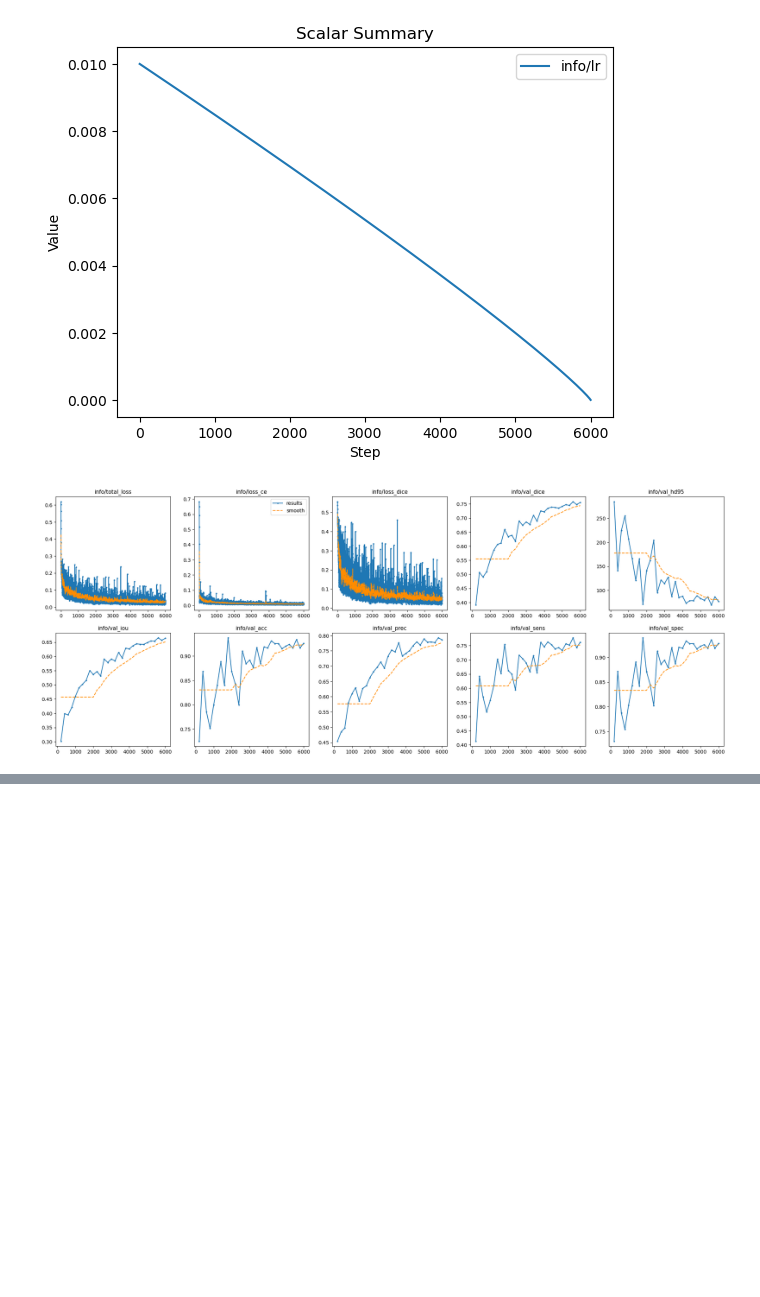
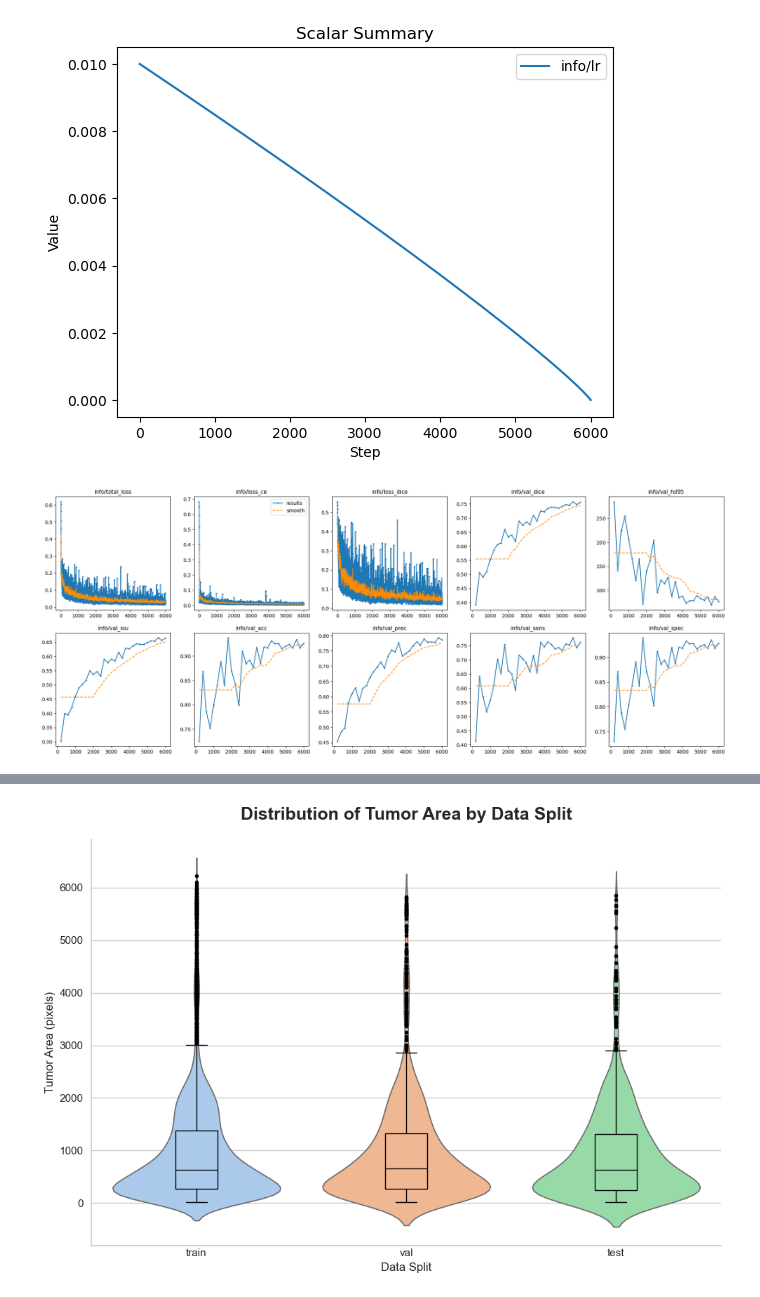
Before and after one commit to VA0211/cect_seg_unet, a Jupyter notebook: plot_log.ipynb, the cells around one changed output, grey strips where cells are left out. Drawn from its saved outputs; the diff is of its cells as text; code cells hidden in the pictures; blank space fills up the shorter version.

```diff
--- a/plot_log.ipynb
+++ b/plot_log.ipynb
@@ -115,3 +115,86 @@ plt.tight_layout(pad=1.5)
 plt.show()
 # %% [output]
 [figure]
+# %%
+import pandas as pd
+import seaborn as sns
+import matplotlib.pyplot as plt
+
+plt.rcParams['font.family'] = 'serif'
+plt.rcParams['font.serif'] = ['Times New Roman']
+plt.rcParams['font.size'] = 12
+
+df = pd.read_csv(r"D:\\VA\\coding\\project\\cect\\full_dataset_tumor_areas.csv")
+
+# Define the order for the x-axis
+plot_order = ['train', 'val', 'test']
+
+# Filter the DataFrame to only include rows with these splits
+df = df[df['split'].isin(plot_order)]
+
+# --- Create the Plot ---
+
+# Set a clean theme
+sns.set_theme(style="whitegrid")
+
+# Create the figure and axes
+# You can adjust figsize (width, height) as needed
+fig, ax = plt.subplots(figsize=(10, 7))
+
+# 1. Draw the Violin Plot (as the background shape)
+# We set inner=None to remove the default box/lines inside
+sns.violinplot(
+    data=df,
+    x='split',
+    y='tumor_area_pixels',
+    order=plot_order,
+    inner=None,  # No inner plot, just the shape
+    palette='pastel',  # Light, soft colors
+    ax=ax
+)
+
+# 2. Draw the Box Plot (overlaid on top)
+# We make it narrow and customize the colors to stand out
+sns.boxplot(
+    data=df,
+    x='split',
+    y='tumor_area_pixels',
+    order=plot_order,
+    width=0.2,          # Make the box narrow
+    boxprops={'facecolor': 'none', 'edgecolor': 'black'}, # Transparent box, black outline
+    medianprops={'color': 'black'},     # Black median line
+    whiskerprops={'color': 'black'},    # Black whiskers
+    capprops={'color': 'black'},        # Black caps on whiskers
+    flierprops={'marker': 'o', 'markerfacecolor': 'black', 'markeredgecolor': 'none', 'markersize': 4}, # Black outlier dots
+    ax=ax
+)
+
+# --- Customize the Plot (Inspired by your example) ---
+
+# Set titles and labels
+ax.set_title('Distribution of Tumor Area by Data Split', fontsize=18, weight='bold', pad=20)
+ax.set_ylabel('Tumor Area (pixels)', fontsize=12)
+ax.set_xlabel('Data Split', fontsize=12)
+
+# Customize spines (the plot border)
+ax.spines['top'].set_visible(False)
+ax.spines['right'].set_visible(False)
+ax.spines['left'].set_visible(True)
+ax.spines['bottom'].set_visible(True)
+
+# Clean up tick parameters
+ax.tick_params(axis='x', length=0) # No x-axis ticks
+ax.tick_params(axis='y', length=5) # y-axis ticks
+
+# Ensure the layout is tight
+plt.tight_layout()
+
+# try:
+#     plt.savefig('tumor_distribution_plot.png', dpi=300)
+#     print("Plot saved as 'tumor_distribution_plot.png'")
+# except Exception as e:
+    # print(f"Error saving plot: {e}")
+
+# Display the plot
+plt.show()
+# %% [output]
@@ -117,0 +204 @@ plt.show()
+[figure, added]
```
Also changed, not shown: parts of 2 cells of this notebook, 5 other files.
